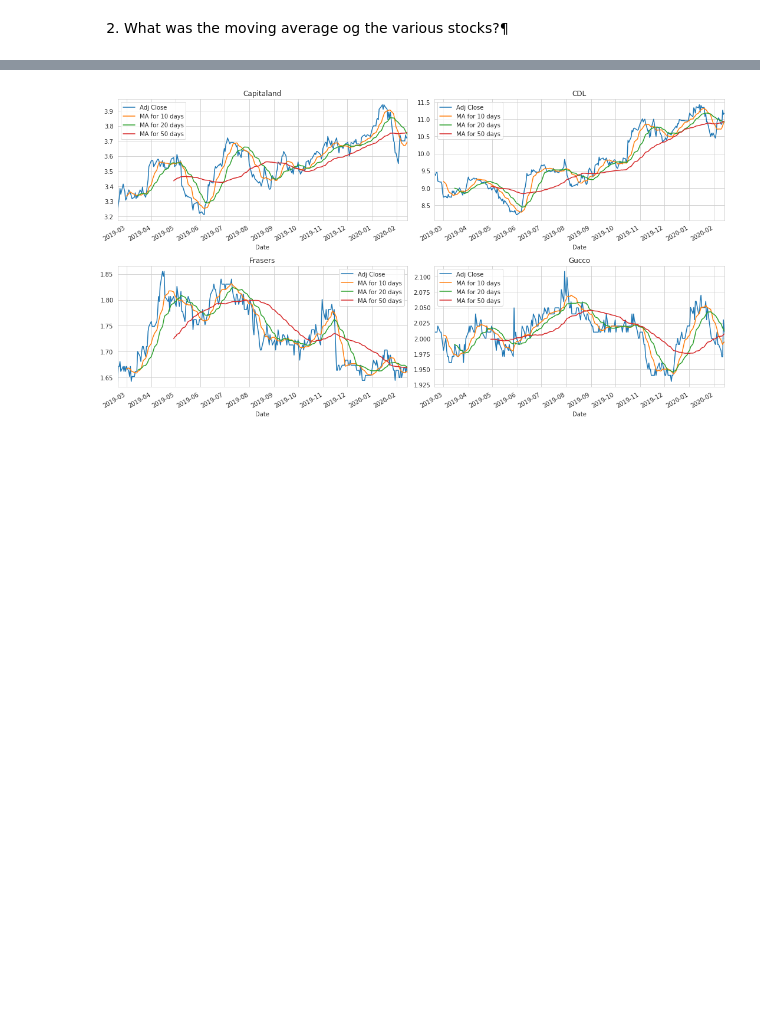
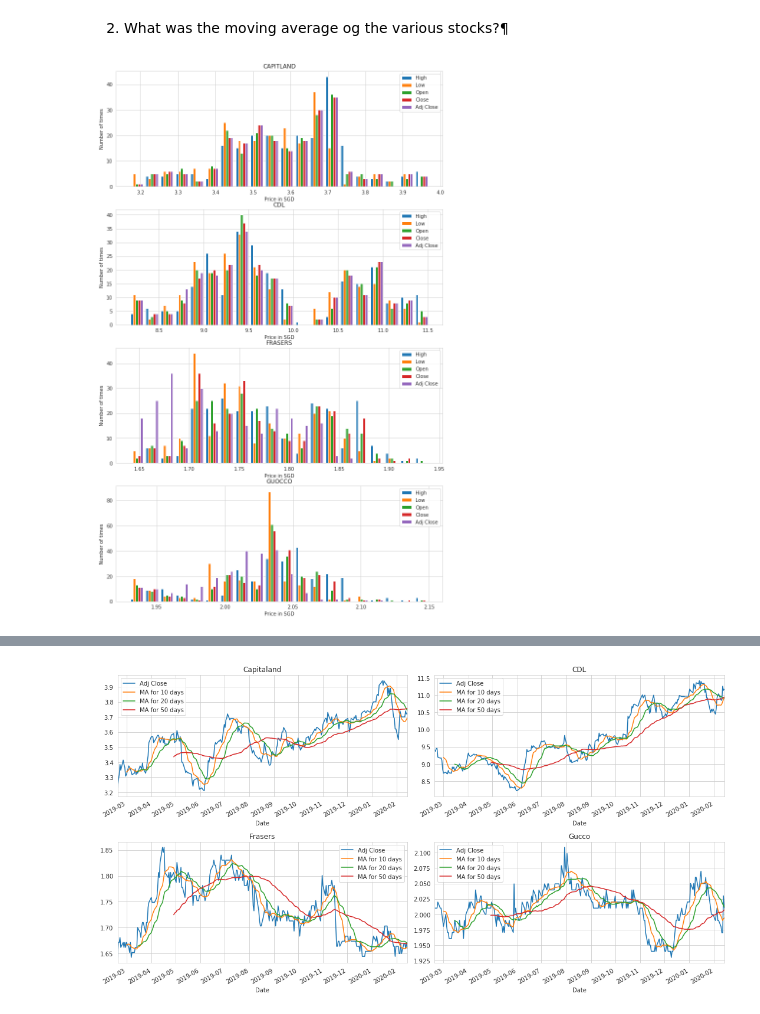
Before and after one commit to Felixwkk/stocks, a Jupyter notebook: 4_property_stocks.ipynb, the cells around one changed output, grey strips where cells are left out. Cells and saved outputs as stored; diff of their text form; code cells hidden in the pictures; blank space fills up the shorter version.

```diff
--- a/4_property_stocks.ipynb
+++ b/4_property_stocks.ipynb
@@ -121,2 +121,25 @@ for i, company in enumerate(company_list, 1):
 # %% [markdown]
 2. What was the moving average og the various stocks?¶
+# %%
+df_vol = df.drop('Volume',axis = 1)
+g = df_vol.groupby('company_name')
+num_groups = g.ngroups
+
+fig, axes = plt.subplots(num_groups,figsize=(12,20))
+for i, (k, group) in enumerate(g):
+    ax = axes[i]
+    ax.set_title(k)
+    ax.set_ylabel('Number of times')
+    ax.set_xlabel('Price in SGD')
+    group = group[[c for c in group.columns if c != 'company_name']]
+    num_columns = len(group.columns)
+    #colours = plt.Spectral([float(x) / num_columns for x in range(num_columns)])
+    ax.hist(group.values, 20,
+             histtype='bar',
+            label=list(group.columns),
+            linewidth=1, edgecolor='white')
+    ax.legend()
+
+plt.show()
+# %% [output]
+[figure, added]
```
Also changed, not shown: parts of 9 cells of this notebook.
